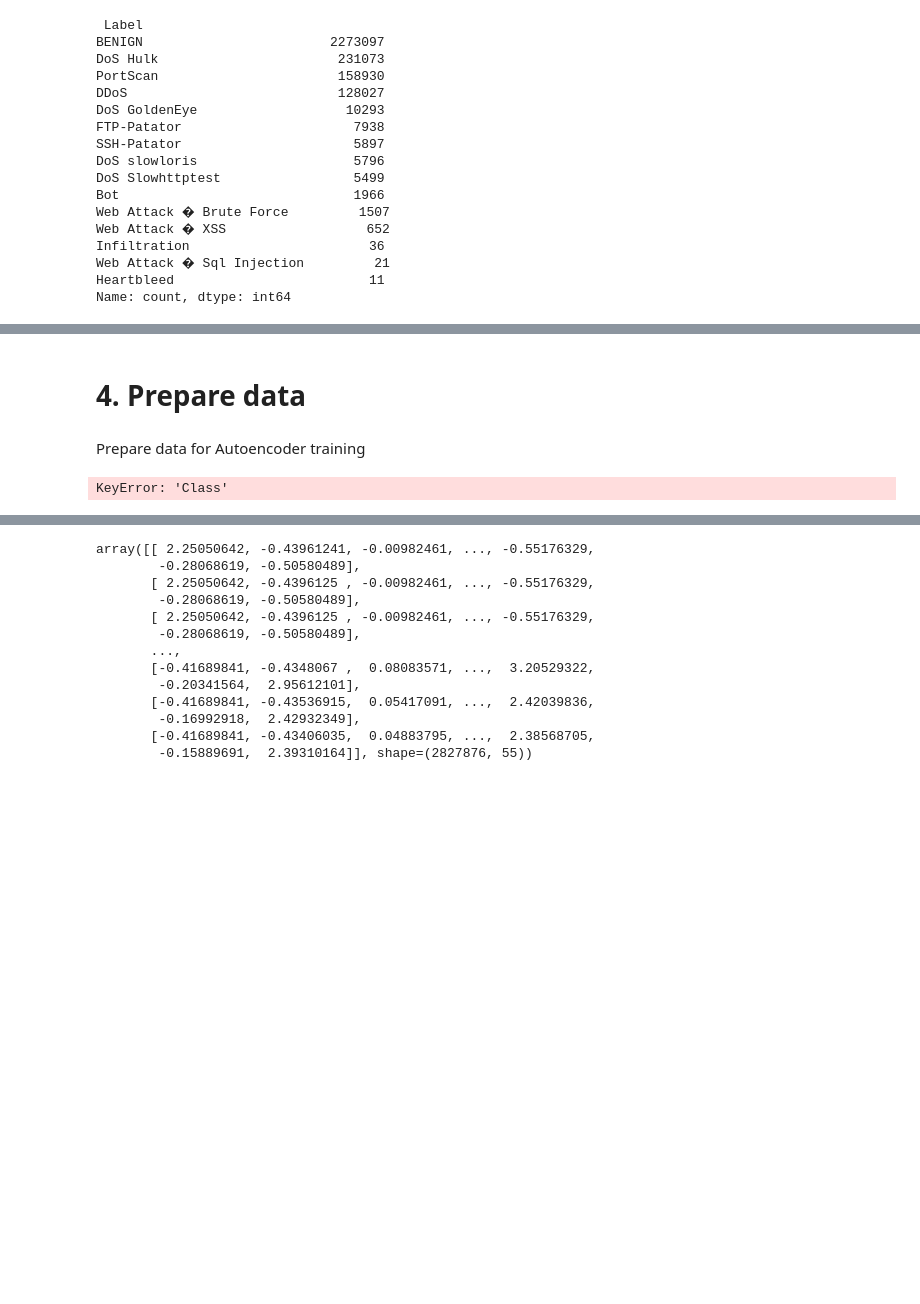
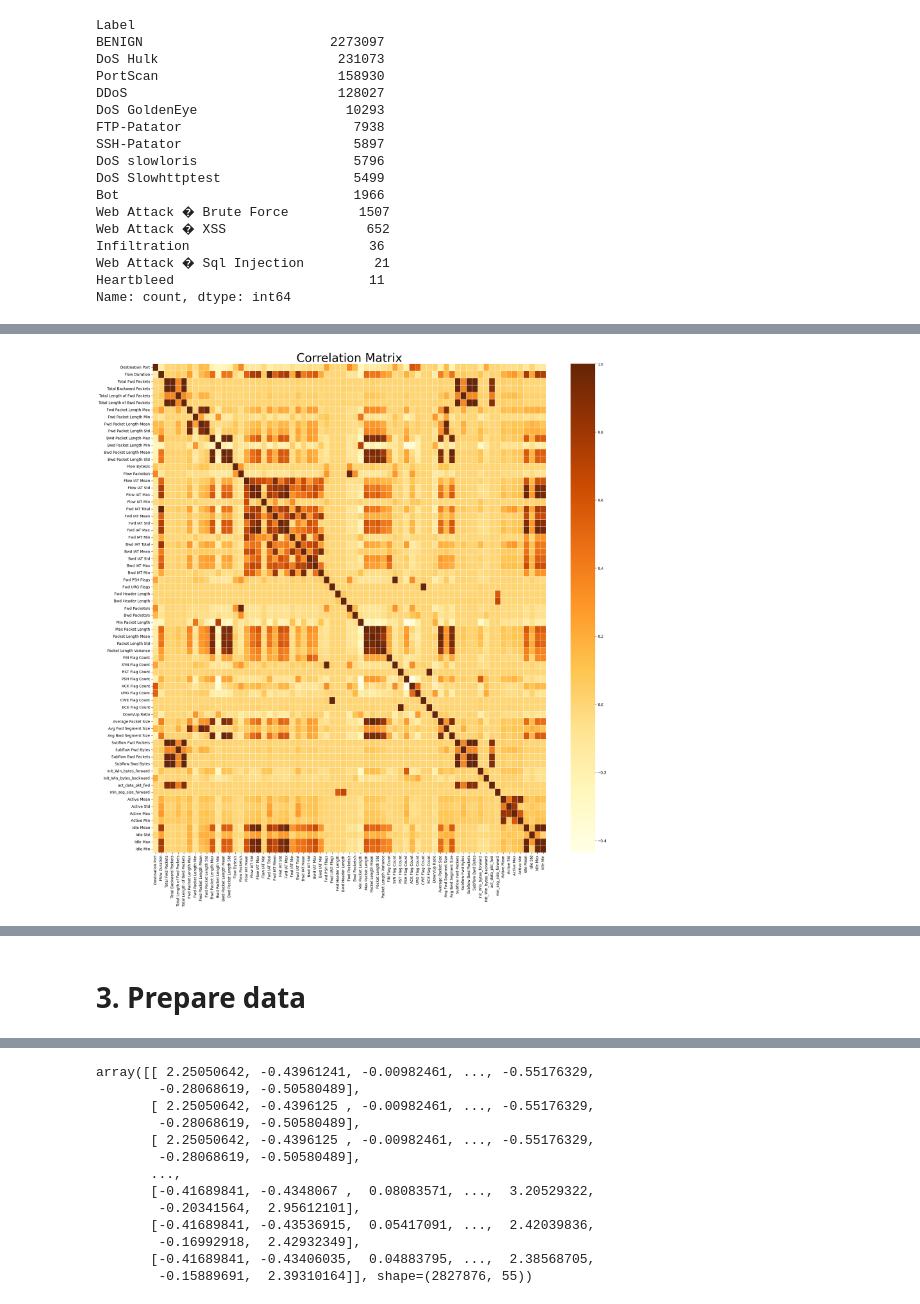
Before and after one commit to KostasEreksonas/RT_IDS, a Jupyter notebook: notebooks/CIC_IDS_2017/CIC_IDS_2017.ipynb, the cells around one changed output, grey strips where cells are left out. Cells and saved outputs as stored; diff of their text form; code cells hidden in the pictures; blank space fills up the shorter version.

```diff
--- a/notebooks/CIC_IDS_2017/CIC_IDS_2017.ipynb
+++ b/notebooks/CIC_IDS_2017/CIC_IDS_2017.ipynb
@@ -297,0 +462,12 @@ attack_plot(label, count)
+# %%
+%%time
+
+variance_per_column = data.select_dtypes(exclude='object').var().items()
+
+zero_variance_features = []
+
+for column_name, variance in variance_per_column:
+    if variance == 0:
+        zero_variance_features.append(column_name)
+
+zero_variance_features
@@ -297,0 +543,11 @@ attack_plot(label, count)
+# %%
+%%time
+
+correlation_matrix = data.corr(numeric_only = True)
+
+fig, ax = plt.subplots(figsize = (24, 24))
+sns.heatmap(correlation_matrix, cmap = 'YlOrBr', linewidth = 0.7, annot = False)
+plt.title('Correlation Matrix', fontsize = 32)
+plt.show()
+# %% [output]
+[figure, added]
@@ -298,4 +556,2 @@ attack_plot(label, count)
 # %% [markdown]
-# 4. Prepare data
+# 3. Prepare data
-# %% [markdown]
-Prepare data for Autoencoder training
@@ -304,4 +557,0 @@ data['Class'] = ['Benign' if x == 'BENIGN' else 'Malicious' for x in data[' Labe
-# %%
-data['Class'].unique()
-# %% [output]
-KeyError: 'Class'
```
Also changed, not shown: parts of 81 cells of this notebook.
